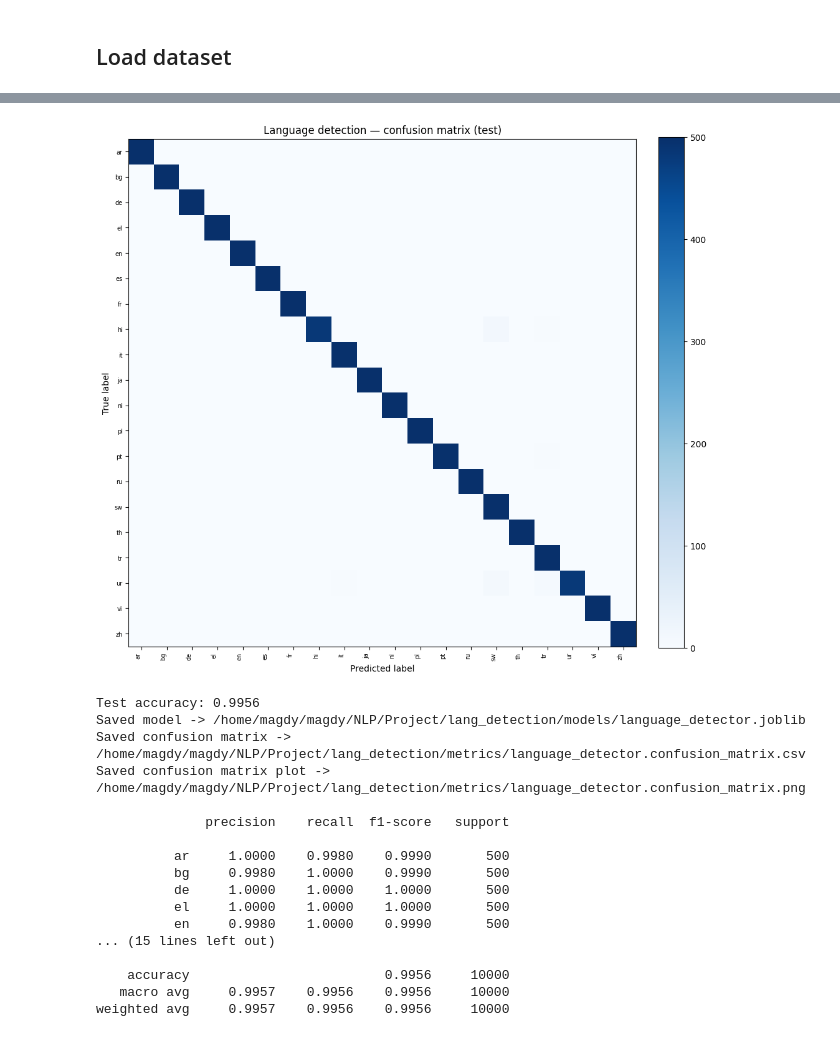
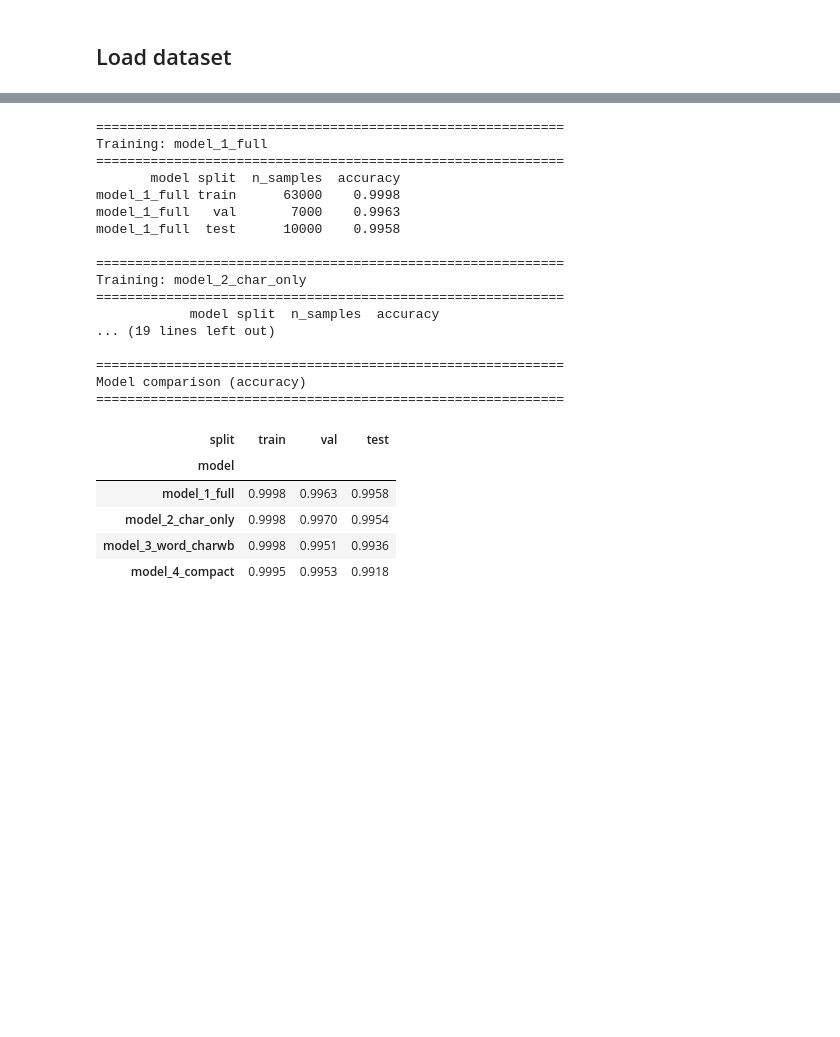
Before and after one commit to mohamed-elessawy/Mental-Health-RAG-Chatbot, a Jupyter notebook: notebooks/module1_language_detection.ipynb, the cells around one changed output, grey strips where cells are left out. Cells and saved outputs as stored; diff of their text form; code cells hidden in the pictures; blank space fills up the shorter version.

```diff
--- a/notebooks/module1_language_detection.ipynb
+++ b/notebooks/module1_language_detection.ipynb
@@ -134,43 +329,54 @@ Test size: 10000
 # %%
-model = build_model()
-model.fit(x_train, y_train)
+EVAL_SPLITS = {
+    "train": (x_train, y_train),
+    "val": (x_val, y_val),
+    "test": (x_test, y_test),
+}
 
-preds = model.predict(x_test)
-test_accuracy = accuracy_score(y_test, preds)
-report = classification_report(y_test, preds, digits=4)
+all_scores: list[pd.DataFrame] = []
+trained_models: dict[str, Pipeline] = {}
 
-labels = sorted(set(y_test) | set(preds))
-cm = confusion_matrix(y_test, preds, labels=labels)
+for name, builder in MODEL_BUILDERS.items():
+    model, scores = fit_and_score(builder, name, x_train, y_train, EVAL_SPLITS)
+    trained_models[name] = model
+    all_scores.append(scores)
 
-METRICS_DIR.mkdir(parents=True, exist_ok=True)
-MODEL_PATH.parent.mkdir(parents=True, exist_ok=True)
+comparison = pd.concat(all_scores, ignore_index=True)
+comparison_pivot = comparison.pivot(index="model", columns="split", values="accuracy")
+comparison_pivot = comparison_pivot[["train", "val", "test"]]
 
-pd.DataFrame(cm, index=labels, columns=labels).to_csv(CM_CSV_PATH)
-save_confusion_matrix_png(cm, labels, CM_PNG_PATH)
-joblib.dump(model, MODEL_PATH)
+print("\n" + "=" * 60)
+print("Model comparison (accuracy)")
+print("=" * 60)
+display(comparison_pivot.style.format("{:.4f}").highlight_max(axis=0, color="#c8e6c9"))
 
-print(f"Test accuracy: {test_accuracy:.4f}")
-print(f"Saved model -> {MODEL_PATH}")
-print(f"Saved confusion matrix -> {CM_CSV_PATH}")
-print(f"Saved confusion matrix plot -> {CM_PNG_PATH}")
-print()
-print(report)
+comparison.to_csv(COMPARISON_CSV_PATH, index=False)
+print(f"\nSaved comparison -> {COMPARISON_CSV_PATH}")
+
+best_row = comparison.loc[comparison["split"] == "val"].sort_values("accuracy", ascending=False).iloc[0]
+BEST_MODEL_NAME = best_row["model"]
+print(f"\nBest on validation: {BEST_MODEL_NAME} (val acc = {best_row['accuracy']:.4f})")
 # %% [output]
-[figure, removed]
-Test accuracy: 0.9956
-Saved model -> /home/magdy/magdy/NLP/Project/lang_detection/models/language_detector.joblib
-Saved confusion matrix -> /home/magdy/magdy/NLP/Project/lang_detection/metrics/language_detector.confusion_matrix.csv
-Saved confusion matrix plot -> /home/magdy/magdy/NLP/Project/lang_detection/metrics/language_detector.confusion_matrix.png
+============================================================
+Training: model_1_full
+============================================================
+       model split  n_samples  accuracy
+model_1_full train      63000    0.9998
+model_1_full   val       7000    0.9963
+model_1_full  test      10000    0.9958
 
-              precision    recall  f1-score   support
+============================================================
+Training: model_2_char_only
+============================================================
+            model split  n_samples  accuracy
+... (19 lines left out)
 
-          ar     1.0000    0.9980    0.9990       500
-          bg     0.9980    1.0000    0.9990       500
-          de     1.0000    1.0000    1.0000       500
-          el     1.0000    1.0000    1.0000       500
-          en     0.9980    1.0000    0.9990       500
-... (15 lines left out)
-
-    accuracy                         0.9956     10000
-   macro avg     0.9957    0.9956    0.9956     10000
-weighted avg     0.9957    0.9956    0.9956     10000
+============================================================
+Model comparison (accuracy)
+============================================================
+| split | train | val | test |
+| model |  |  |  |
+| model_1_full | 0.9998 | 0.9963 | 0.9958 |
+| model_2_char_only | 0.9998 | 0.9970 | 0.9954 |
+| model_3_word_charwb | 0.9998 | 0.9951 | 0.9936 |
+| model_4_compact | 0.9995 | 0.9953 | 0.9918 |
```
Also changed, not shown: parts of 14 cells of this notebook.
